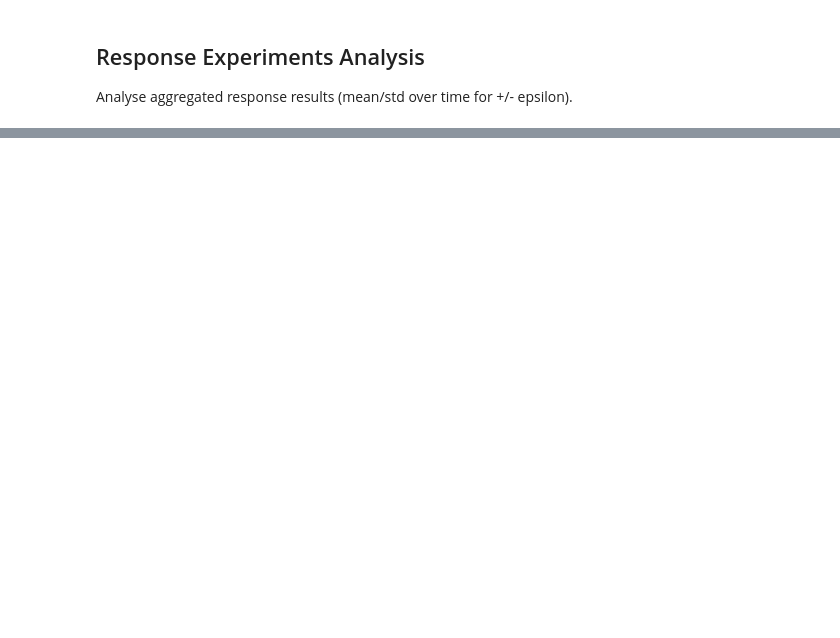
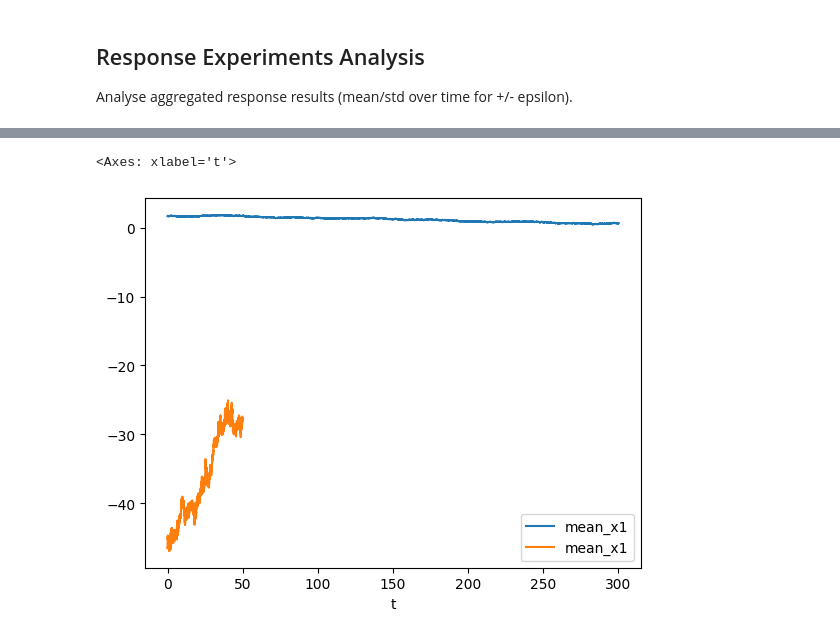
Before and after one commit to niccozagli/Dynamical_Systems_Networks, a Jupyter notebook: notebooks/prototyping/prototyping_data_analysis.ipynb, the cells around one changed output, grey strips where cells are left out. Drawn from its saved outputs; the diff is of its cells as text; code cells hidden in the pictures; blank space fills up the shorter version.

```diff
--- a/notebooks/prototyping/prototyping_data_analysis.ipynb
+++ b/notebooks/prototyping/prototyping_data_analysis.ipynb
@@ -241,3 +318,10 @@ Analyse aggregated response results (mean/std over time for +/- epsilon).
+# %%
+fig, ax = plt.subplots()
+df_quad.plot(x="t",y="mean_x1",ax=ax)
+df_quad2.plot(x="t",y="mean_x1",ax=ax)
+# %% [output]
+<Axes: xlabel='t'>
+[figure, added]
 # %%
 from pathlib import Path
 import h5py
```
Also changed, not shown: parts of 8 cells of this notebook, 18 other files.
